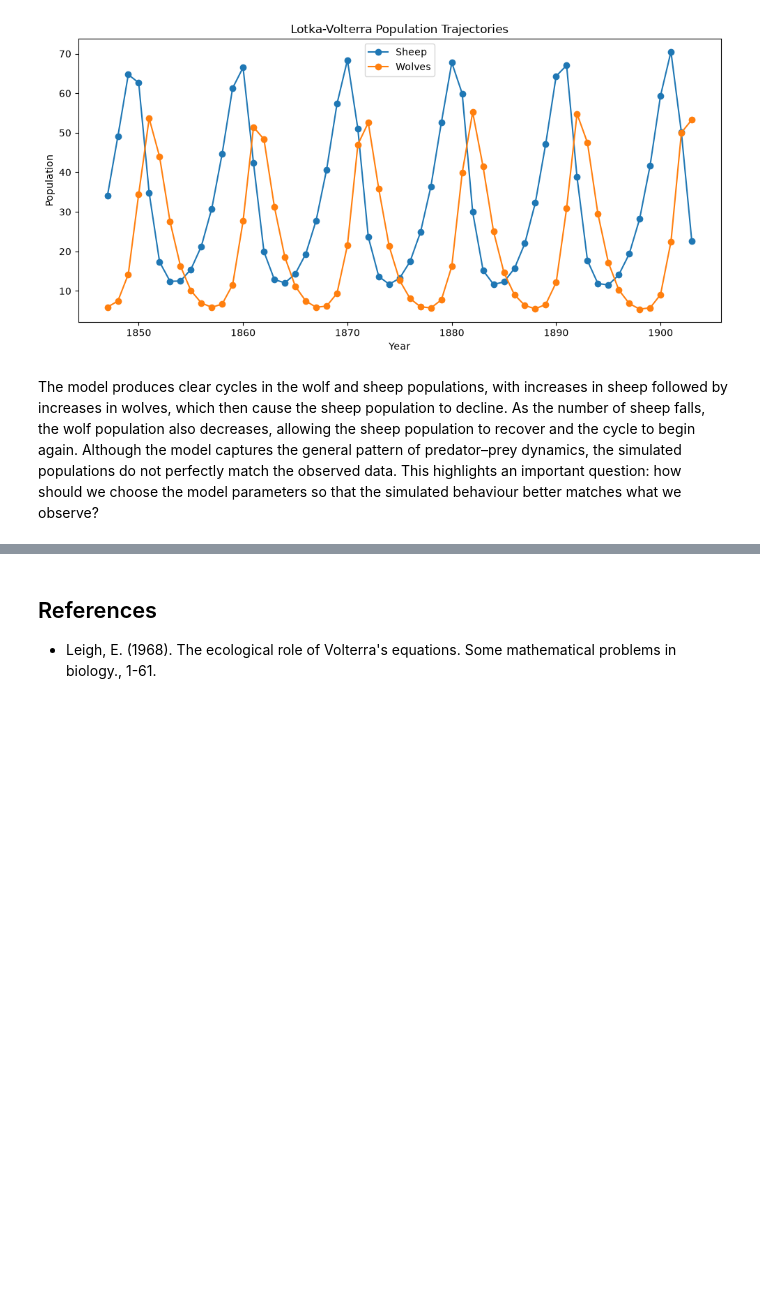
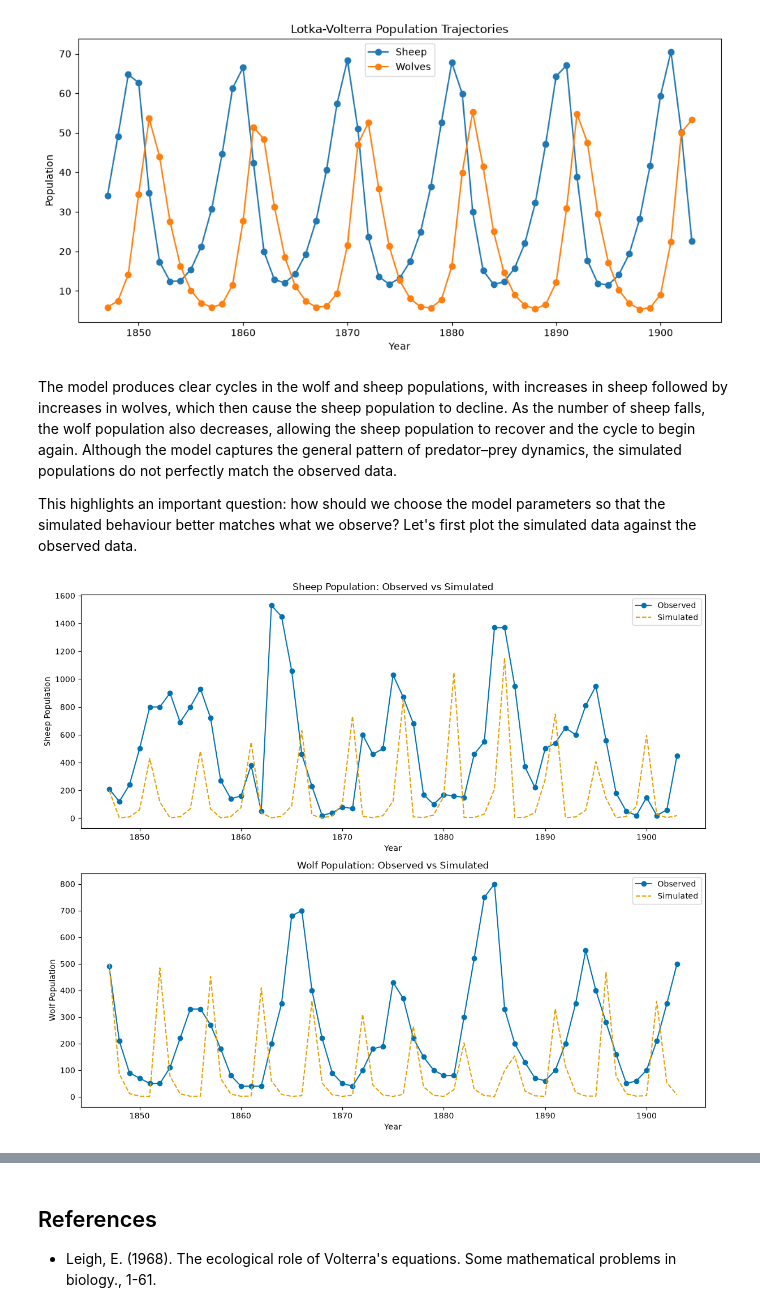
Before and after one commit to JBris/calibrating-abms-workshop, a Jupyter notebook: docs/source/workshop/2_notebooks/1_lotka_volterra.ipynb, the cells around one changed output, grey strips where cells are left out. Cells and saved outputs as stored; diff of their text form; code cells hidden in the pictures; blank space fills up the shorter version.

```diff
--- a/docs/source/workshop/2_notebooks/1_lotka_volterra.ipynb
+++ b/docs/source/workshop/2_notebooks/1_lotka_volterra.ipynb
@@ -67,4 +68,59 @@ plt.show()
 # %% [output]
 [figure]
 # %% [markdown]
-The model produces clear cycles in the wolf and sheep populations, with increases in sheep followed by increases in wolves, which then cause the sheep population to decline. As the number of sheep falls, the wolf population also decreases, allowing the sheep population to recover and the cycle to begin again. Although the model captures the general pattern of predator–prey dynamics, the simulated populations do not perfectly match the observed data. This highlights an important question: how should we choose the model parameters so that the simulated behaviour better matches what we observe?
+The model produces clear cycles in the wolf and sheep populations, with increases in sheep followed by increases in wolves, which then cause the sheep population to decline. As the number of sheep falls, the wolf population also decreases, allowing the sheep population to recover and the cycle to begin again. Although the model captures the general pattern of predator–prey dynamics, the simulated populations do not perfectly match the observed data.
+
+This highlights an important question: how should we choose the model parameters so that the simulated behaviour better matches what we observe? Let's first plot the simulated data against the observed data.
+# %%
+simulated = simulate_lotka_volterra(
+    alpha=2,
+    gamma=2,
+    delta=0.01,
+    h0=200,
+    l0=500,
+    years=df.year.values
+)
+
+fig, axes = plt.subplots(2, 1, figsize=(12, 10))
+
+observed_color = "#0072B2"
+simulated_color = "#E69F00"
+
+axes[0].plot(
+    df["year"], df["sheep"],
+    color=observed_color,
+    marker="o",
+    label="Observed"
+)
+axes[0].plot(
+    simulated["year"], simulated["sheep"],
+    color=simulated_color,
+    linestyle="--",
+    label="Simulated"
+)
+axes[0].set_xlabel("Year")
+axes[0].set_ylabel("Sheep Population")
+axes[0].set_title("Sheep Population: Observed vs Simulated")
+axes[0].legend()
+
+axes[1].plot(
+    df["year"], df["wolf"],
+    color=observed_color,
+    marker="o",
+    label="Observed"
+)
+axes[1].plot(
+    simulated["year"], simulated["wolf"],
+    color=simulated_color,
+    linestyle="--",
+    label="Simulated"
+)
+axes[1].set_xlabel("Year")
+axes[1].set_ylabel("Wolf Population")
+axes[1].set_title("Wolf Population: Observed vs Simulated")
+axes[1].legend()
+
+plt.tight_layout()
+plt.show()
+# %% [output]
+[figure, added]
```
Also changed, not shown: parts of 2 cells of this notebook, 6 other files.
